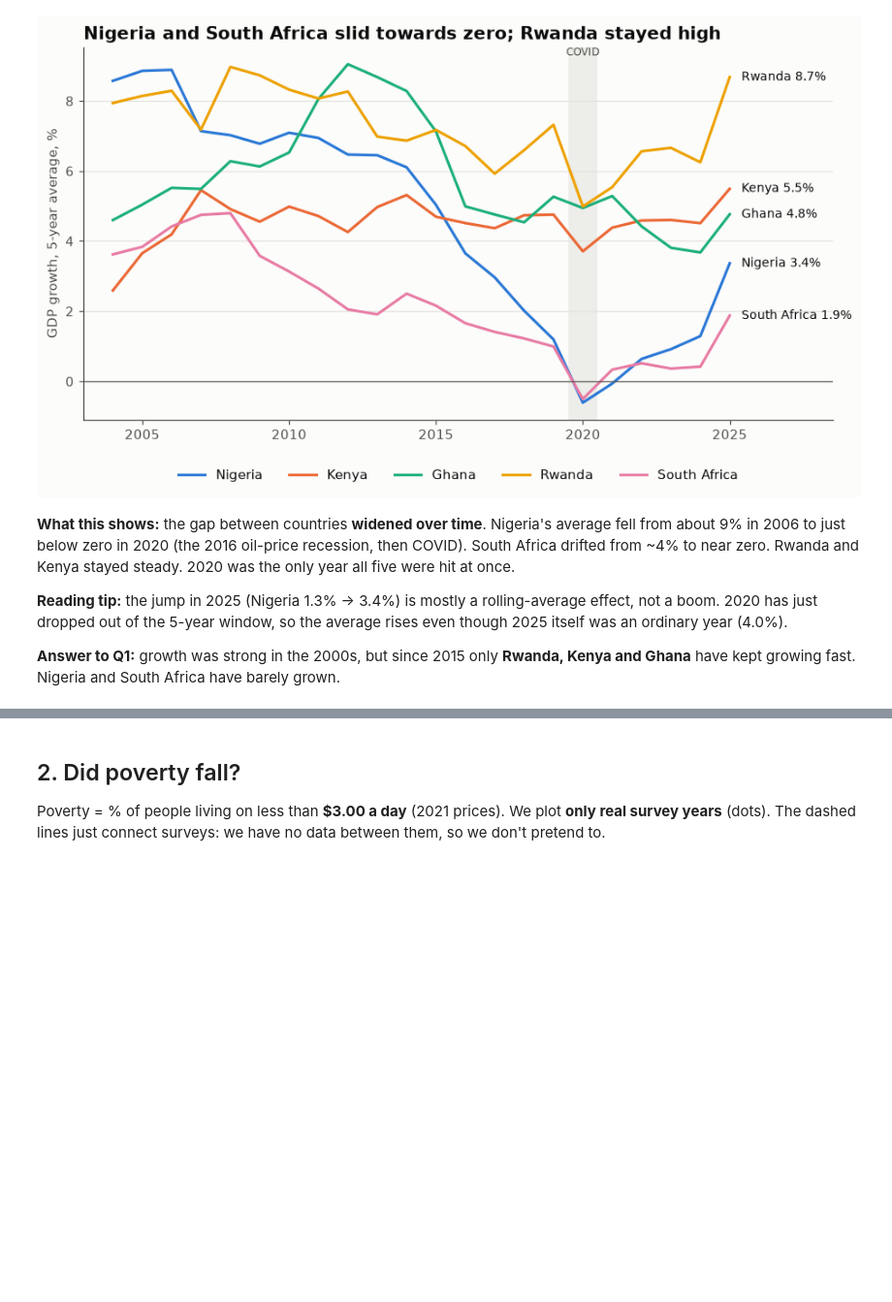
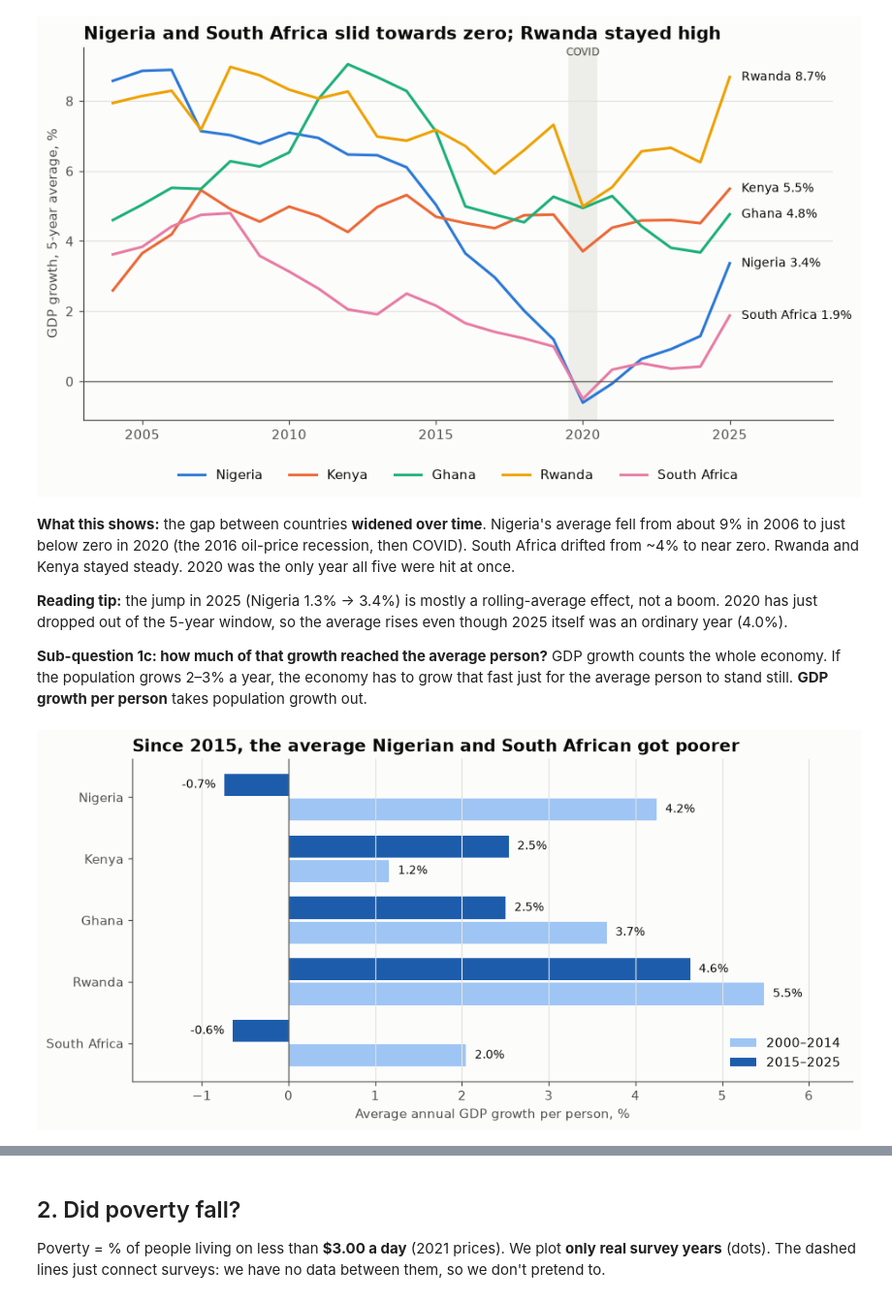
Before and after one commit to alice80learns/Alice_projects, a Jupyter notebook: growth_vs_econdev/notebooks/analysis.ipynb, the cells around one changed output, grey strips where cells are left out. Shown at 97% size. Cells and saved outputs as stored; diff of their text form; code cells hidden in the pictures; blank space fills up the shorter version.

```diff
--- a/growth_vs_econdev/notebooks/analysis.ipynb
+++ b/growth_vs_econdev/notebooks/analysis.ipynb
@@ -157,5 +161,29 @@ Rwanda and Kenya stayed steady. 2020 was the only year all five were hit at once
 **Reading tip:** the jump in 2025 (Nigeria 1.3% → 3.4%) is mostly a rolling-average effect, not a boom. 2020 has just dropped
 out of the 5-year window, so the average rises even though 2025 itself was an ordinary year (4.0%).
 
-**Answer to Q1:** growth was strong in the 2000s, but since 2015 only **Rwanda, Kenya and Ghana** have kept growing fast.
-Nigeria and South Africa have barely grown.
+**Sub-question 1c: how much of that growth reached the average person?** GDP growth counts the whole economy. If the
+population grows 2–3% a year, the economy has to grow that fast just for the average person to stand still. **GDP growth
+per person** takes population growth out.
+# %%
+avg_pc = (country_year.groupby(["country_iso3", period], observed=True).gdp_per_capita_growth_pct.mean()
+          .unstack().reindex(COUNTRIES))
+
+fig, ax = plt.subplots(figsize=(10, 4.5))
+ax.barh([i + 0.2 for i in y], avg_pc["2000–2014"], height=0.36, color="#9ec5f4", label="2000–2014")
+ax.barh([i - 0.2 for i in y], avg_pc["2015–2025"], height=0.36, color="#1c5cab", label="2015–2025")
+for i, c in enumerate(COUNTRIES):
+    for offset, col in [(0.2, "2000–2014"), (-0.2, "2015–2025")]:
+        v = avg_pc.loc[c, col]
+        ax.text(v + (0.1 if v >= 0 else -0.1), i + offset, f"{v:.1f}%", va="center", ha="left" if v >= 0 else "right", fontsize=9)
+ax.axvline(0, color=MUTED, linewidth=0.8)
+ax.set_yticks(list(y), [NAMES[c] for c in COUNTRIES])
+ax.invert_yaxis()
+ax.grid(axis="y", visible=False)
+ax.grid(axis="x", visible=True)
+ax.set_xlim(-1.8, 6.5)
+ax.set_xlabel("Average annual GDP growth per person, %")
+ax.set_title("Since 2015, the average Nigerian and South African got poorer")
+ax.legend(loc="lower right")
+plt.show()
+# %% [output]
+[figure, added]
```
Also changed, not shown: parts of 26 cells of this notebook, 18 other files.
